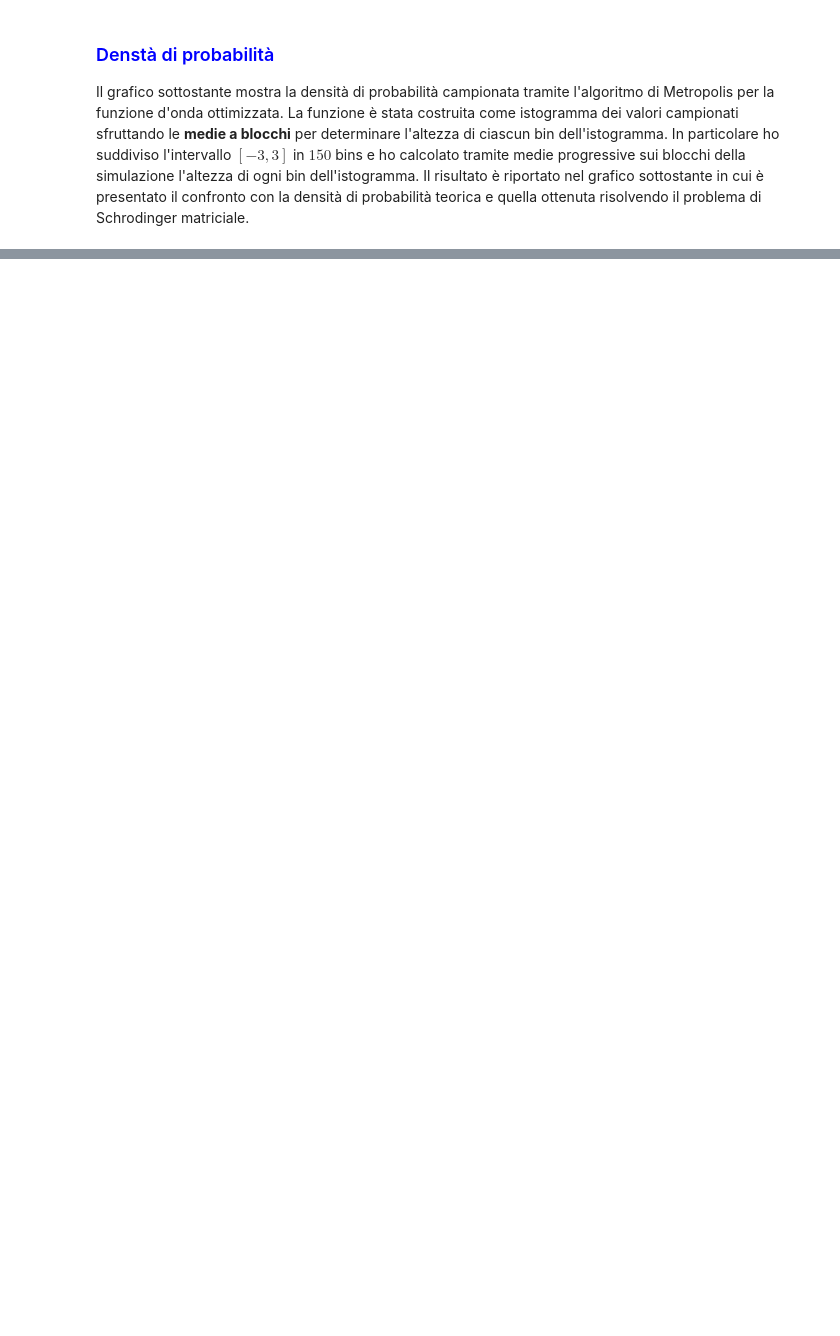
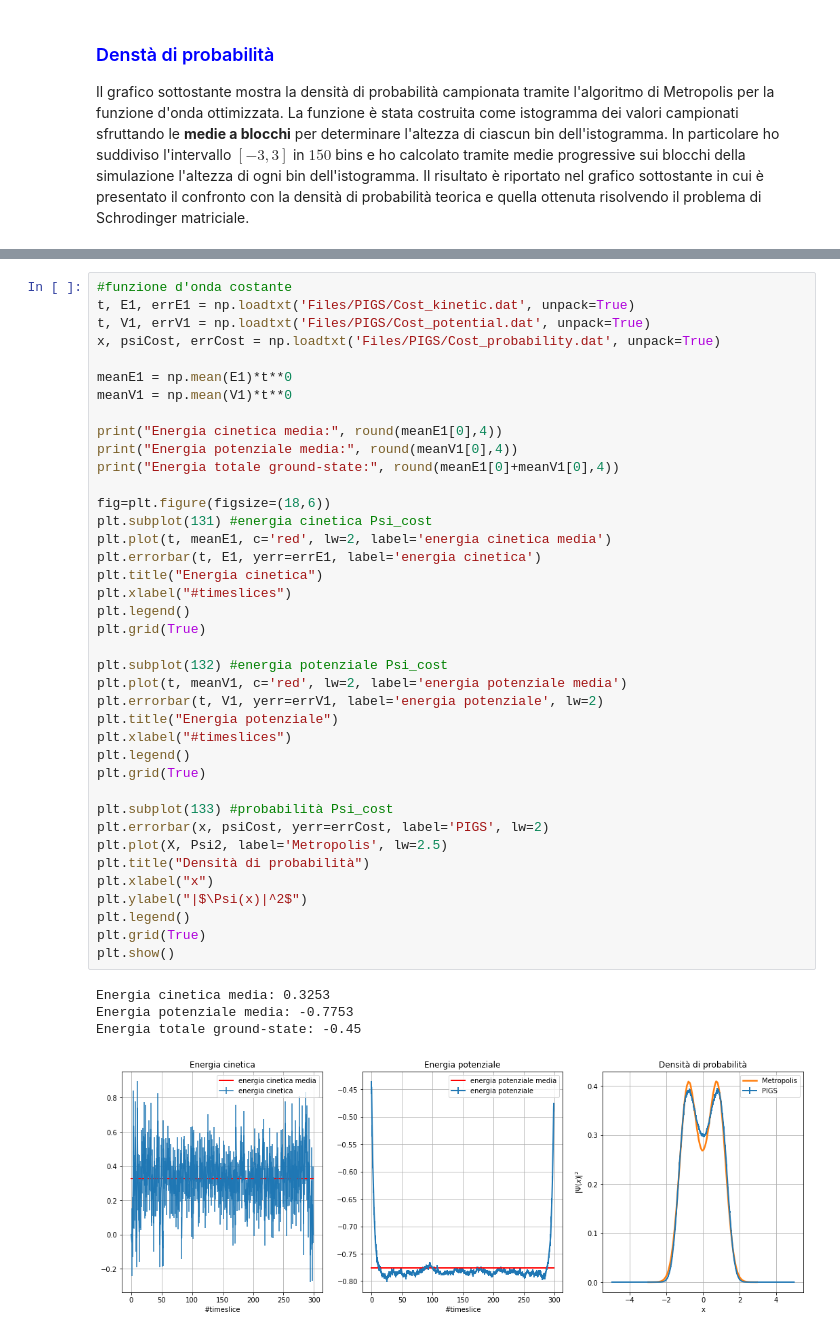
Before and after one commit to danidimic/NSL-exercise, a Jupyter notebook: LSN_Exercise_08/LSN_Exercise_08.ipynb, the cells around one changed output, grey strips where cells are left out. Drawn from its saved outputs; the diff is of its cells as text; blank space fills up the shorter version.

```diff
--- a/LSN_Exercise_08/LSN_Exercise_08.ipynb
+++ b/LSN_Exercise_08/LSN_Exercise_08.ipynb
@@ -181,0 +130,44 @@ plt.show()
+# %%
+#funzione d'onda costante
+t, E1, errE1 = np.loadtxt('Files/PIGS/Cost_kinetic.dat', unpack=True)
+t, V1, errV1 = np.loadtxt('Files/PIGS/Cost_potential.dat', unpack=True)
+x, psiCost, errCost = np.loadtxt('Files/PIGS/Cost_probability.dat', unpack=True)
+
+meanE1 = np.mean(E1)*t**0
+meanV1 = np.mean(V1)*t**0
+
+print("Energia cinetica media:", round(meanE1[0],4))
+print("Energia potenziale media:", round(meanV1[0],4))
+print("Energia totale ground-state:", round(meanE1[0]+meanV1[0],4))
+
+fig=plt.figure(figsize=(18,6))
+plt.subplot(131) #energia cinetica Psi_cost
+plt.plot(t, meanE1, c='red', lw=2, label='energia cinetica media')
+plt.errorbar(t, E1, yerr=errE1, label='energia cinetica')
+plt.title("Energia cinetica")
+plt.xlabel("#timeslices")
+plt.legend()
+plt.grid(True)
+
+plt.subplot(132) #energia potenziale Psi_cost
+plt.plot(t, meanV1, c='red', lw=2, label='energia potenziale media')
+plt.errorbar(t, V1, yerr=errV1, label='energia potenziale', lw=2)
+plt.title("Energia potenziale")
+plt.xlabel("#timeslices")
+plt.legend()
+plt.grid(True)
+
+plt.subplot(133) #probabilità Psi_cost
+plt.errorbar(x, psiCost, yerr=errCost, label='PIGS', lw=2)
+plt.plot(X, Psi2, label='Metropolis', lw=2.5)
+plt.title("Densità di probabilità")
+plt.xlabel("x")
+plt.ylabel("|$\Psi(x)|^2$")
+plt.legend()
+plt.grid(True)
+plt.show()
+# %% [output]
+Energia cinetica media: 0.3253
+Energia potenziale media: -0.7753
+Energia totale ground-state: -0.45
+[figure, added]
```
Also changed, not shown: parts of 12 cells of this notebook, 30 other files.
